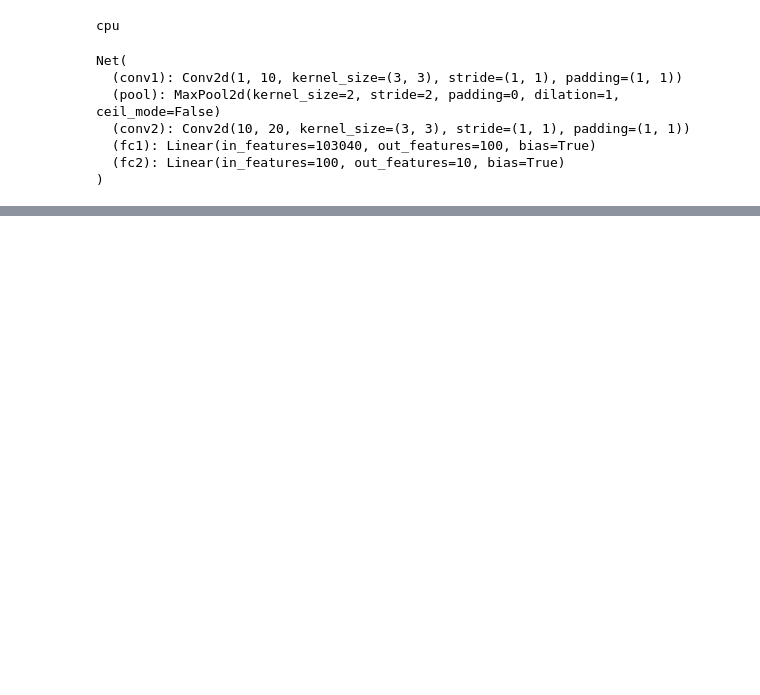
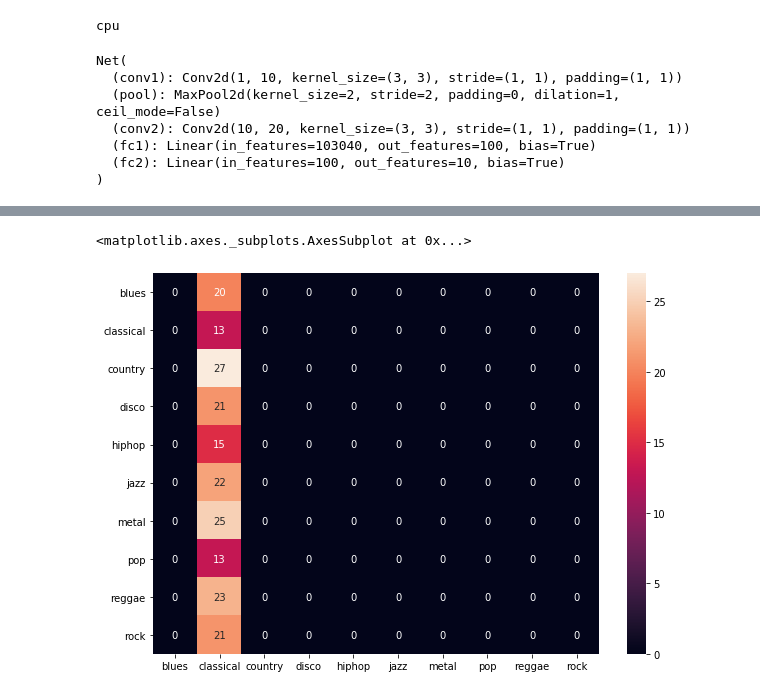
Before and after one commit to LoriRongrong/CNN_transferLearning, a Jupyter notebook: CNN.ipynb, the cells around one changed output, grey strips where cells are left out. Drawn from its saved outputs; the diff is of its cells as text; code cells hidden in the pictures; blank space fills up the shorter version.

Commit message:
evalution and confusion matrix

```diff
--- a/CNN.ipynb
+++ b/CNN.ipynb
@@ -145,0 +198,28 @@ KeyboardInterrupt:
+# %%
+preds = []
+truths = []
+
+# Get test accuracy for each class.
+class_correct = list(0. for i in range(10))
+class_total = list(0. for i in range(10))
+with torch.no_grad():
+    for data in testloader:
+        images, labels = data
+        images, labels = images.to(device), labels.to(device)
+        outputs = net(images)
+        _, predicted = torch.max(outputs, 1)
+        c = (predicted == labels).squeeze()
+        if type(c) is not list:
+            c = [c]
+        for i in range(batch_size):
+            preds.append(predicted[i].item())
+            truths.append(labels[i].item())
+            confusion_matrix[actual][pred] += 1
+
+            label = labels[i]
+            class_correct[label] += c[i].item()
+            class_total[label] += 1
+
+for i in range(10):
+    print('Accuracy of %5s : %2d %%' % (
+        classes[i], 100 * class_correct[i] / class_total[i]))
@@ -145,0 +237,8 @@ KeyboardInterrupt:
+# %%
+array = metrics.confusion_matrix(truths, preds)
+df_cm = pd.DataFrame(array, index = classes, columns = classes)
+plt.figure(figsize = (10,7))
+sn.heatmap(df_cm, annot=True)
+# %% [output]
+<matplotlib.axes._subplots.AxesSubplot at 0x...>
+[figure, added]
```
Also changed, not shown: parts of 8 cells of this notebook.
